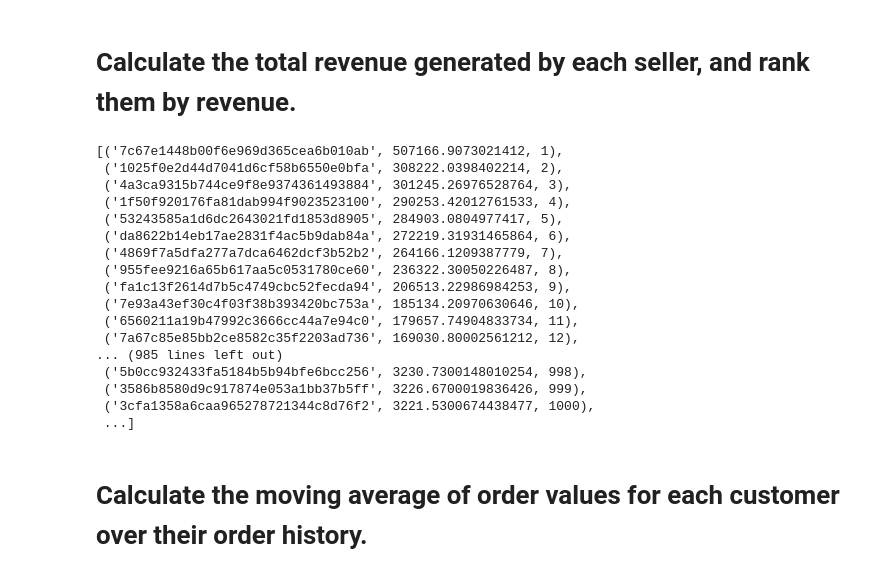
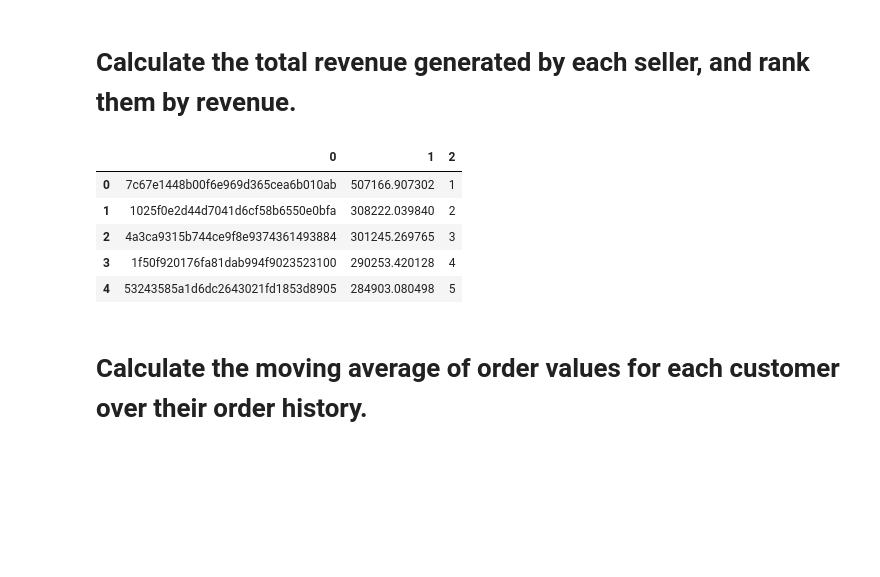
Before and after one commit to atharvavibe/SQL-Python-Ecommerce-Project, a Jupyter notebook: py+sql.ipynb, the cells around one changed output. Saved outputs shown, nothing was run; the diff lists cells and outputs as text; code cells hidden in the pictures; blank space fills up the shorter version.

```diff
--- a/py+sql.ipynb
+++ b/py+sql.ipynb
@@ -283,31 +283,22 @@ Note: you may need to restart the kernel to use updated packages.
 # %%
 query = """select *, dense_rank() over(order by revenue desc) as rn from
 (select oi.seller_id, sum(p.payment_value) revenue from orders_items oi
 inner join payments p on oi.order_id = p.order_id
 group by oi.seller_id) as a"""
 
 cur.execute(query)
 
 data = cur.fetchall()
-data
+#data
+df = pd.DataFrame(data)
+df.head()
 # %% [output]
-[('7c67e1448b00f6e969d365cea6b010ab', 507166.9073021412, 1),
- ('1025f0e2d44d7041d6cf58b6550e0bfa', 308222.0398402214, 2),
- ('4a3ca9315b744ce9f8e9374361493884', 301245.26976528764, 3),
- ('1f50f920176fa81dab994f9023523100', 290253.42012761533, 4),
- ('53243585a1d6dc2643021fd1853d8905', 284903.0804977417, 5),
- ('da8622b14eb17ae2831f4ac5b9dab84a', 272219.31931465864, 6),
- ('4869f7a5dfa277a7dca6462dcf3b52b2', 264166.1209387779, 7),
- ('955fee9216a65b617aa5c0531780ce60', 236322.30050226487, 8),
- ('fa1c13f2614d7b5c4749cbc52fecda94', 206513.22986984253, 9),
- ('7e93a43ef30c4f03f38b393420bc753a', 185134.20970630646, 10),
- ('6560211a19b47992c3666cc44a7e94c0', 179657.74904833734, 11),
- ('7a67c85e85bb2ce8582c35f2203ad736', 169030.80002561212, 12),
-... (985 lines left out)
- ('5b0cc932433fa5184b5b94bfe6bcc256', 3230.7300148010254, 998),
- ('3586b8580d9c917874e053a1bb37b5ff', 3226.6700019836426, 999),
- ('3cfa1358a6caa965278721344c8d76f2', 3221.5300674438477, 1000),
- ...]
+|  | 0 | 1 | 2 |
+| 0 | 7c67e1448b00f6e969d365cea6b010ab | 507166.907302 | 1 |
+| 1 | 1025f0e2d44d7041d6cf58b6550e0bfa | 308222.039840 | 2 |
+| 2 | 4a3ca9315b744ce9f8e9374361493884 | 301245.269765 | 3 |
+| 3 | 1f50f920176fa81dab994f9023523100 | 290253.420128 | 4 |
+| 4 | 53243585a1d6dc2643021fd1853d8905 | 284903.080498 | 5 |
 # %% [markdown]
 # Calculate the moving average of order values for each customer over their order history.
 # %%
```
